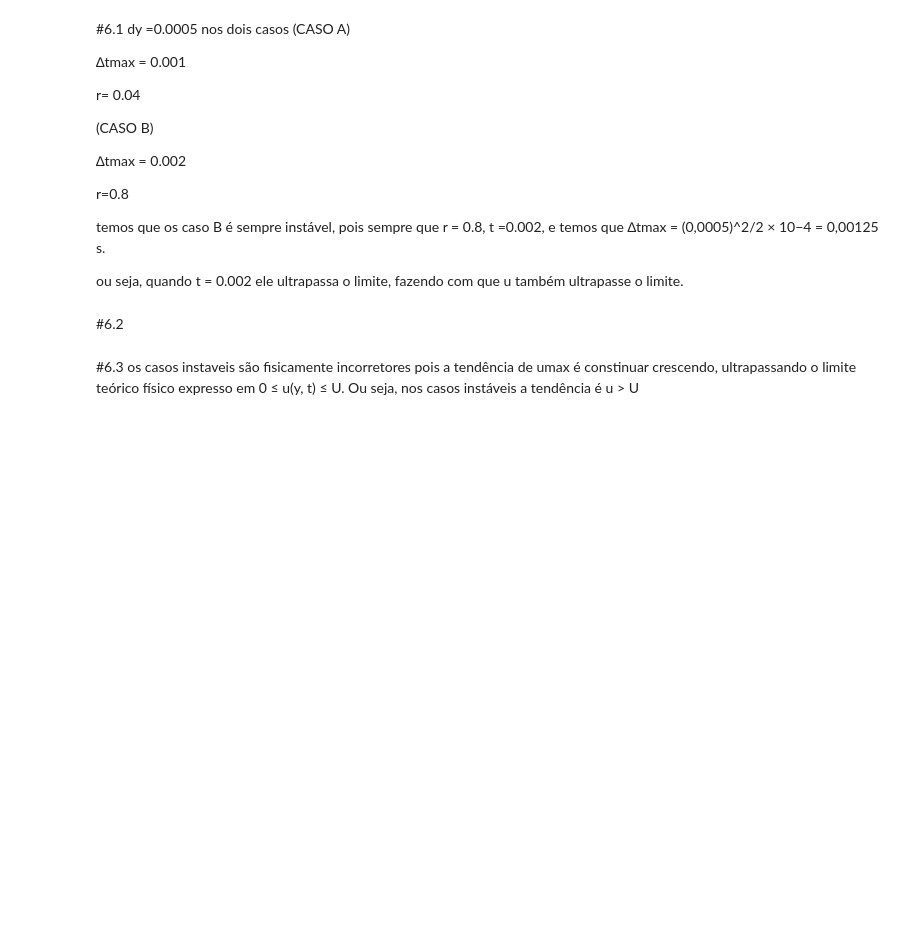
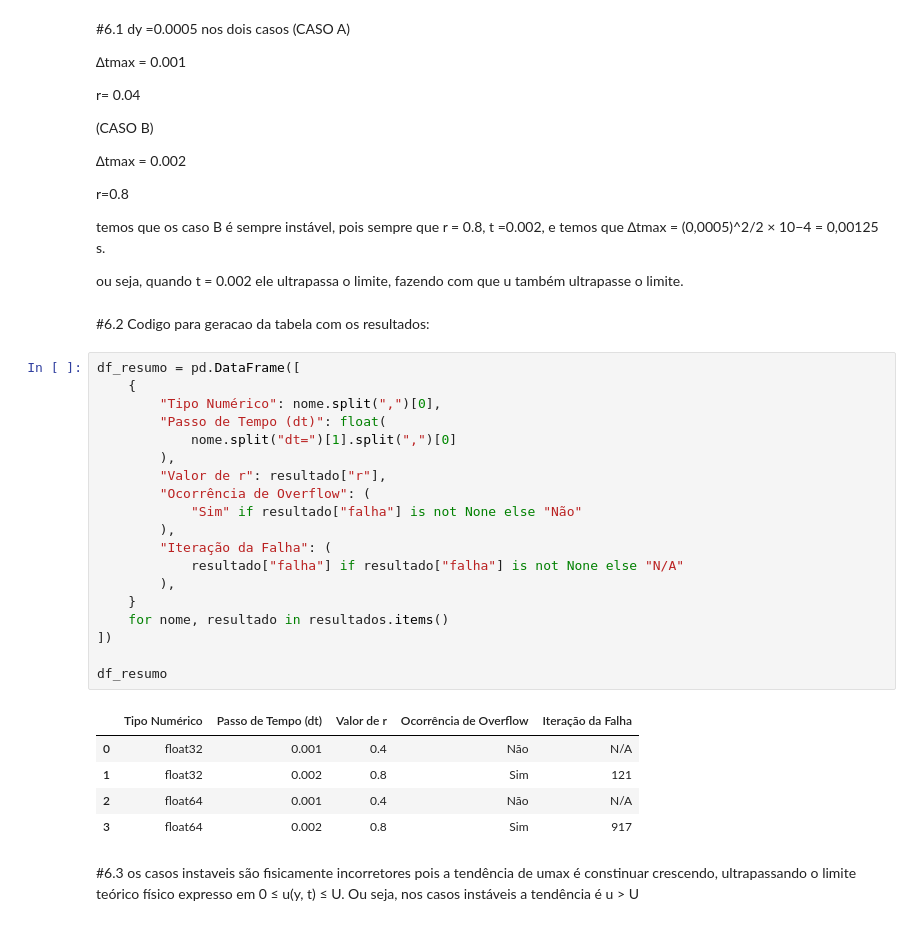
Before and after one commit to Brunolms11/Calc_Numerico, a Jupyter notebook: Atividade_2.ipynb, the cells around one changed output. Saved outputs shown, nothing was run; the diff lists cells and outputs as text; blank space fills up the shorter version.

```diff
--- a/Atividade_2.ipynb
+++ b/Atividade_2.ipynb
@@ -151,8 +146,34 @@ temos que os caso B é sempre instável, pois sempre que r = 0.8, t =0.002, e te
 = 0,00125 s.
 
 ou seja, quando t = 0.002 ele ultrapassa o limite, fazendo com que u também ultrapasse o limite.
-# %% [markdown]
-#6.2
+# %% [markdown]
+#6.2
+Codigo para geracao da tabela com os resultados:
+# %%
+df_resumo = pd.DataFrame([
+    {
+        "Tipo Numérico": nome.split(",")[0],
+        "Passo de Tempo (dt)": float(
+            nome.split("dt=")[1].split(",")[0]
+        ),
+        "Valor de r": resultado["r"],
+        "Ocorrência de Overflow": (
+            "Sim" if resultado["falha"] is not None else "Não"
+        ),
+        "Iteração da Falha": (
+            resultado["falha"] if resultado["falha"] is not None else "N/A"
+        ),
+    }
+    for nome, resultado in resultados.items()
+])
+
+df_resumo
+# %% [output]
+|  | Tipo Numérico | Passo de Tempo (dt) | Valor de r | Ocorrência de Overflow | Iteração da Falha |
+| 0 | float32 | 0.001 | 0.4 | Não | N/A |
+| 1 | float32 | 0.002 | 0.8 | Sim | 121 |
+| 2 | float64 | 0.001 | 0.4 | Não | N/A |
+| 3 | float64 | 0.002 | 0.8 | Sim | 917 |
 # %% [markdown]
 #6.3
 os casos instaveis são fisicamente incorretores pois a tendência de umax é constinuar crescendo, ultrapassando o limite teórico físico expresso em 0 ≤ u(y, t) ≤ U. Ou seja, nos casos instáveis a tendência é u > U
```
Also changed, not shown: parts of 4 cells of this notebook.
